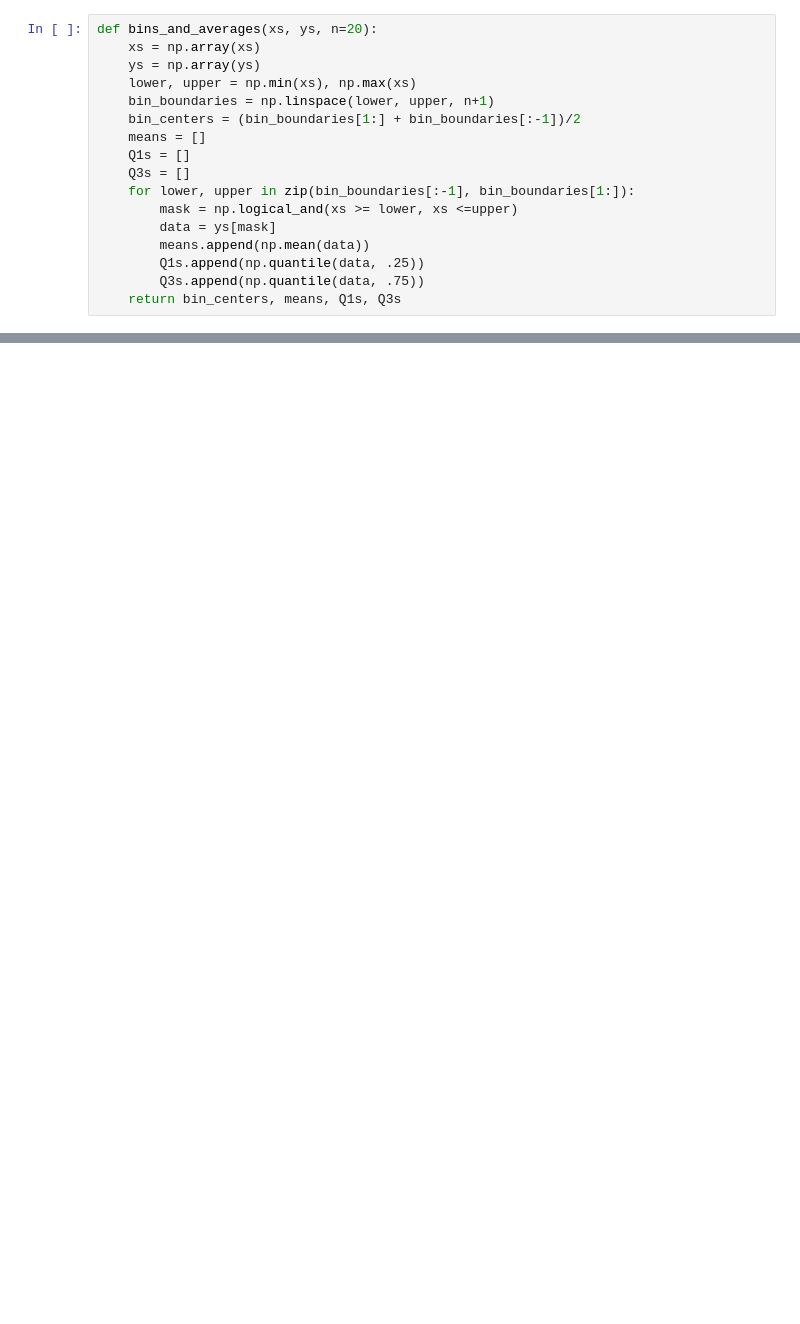
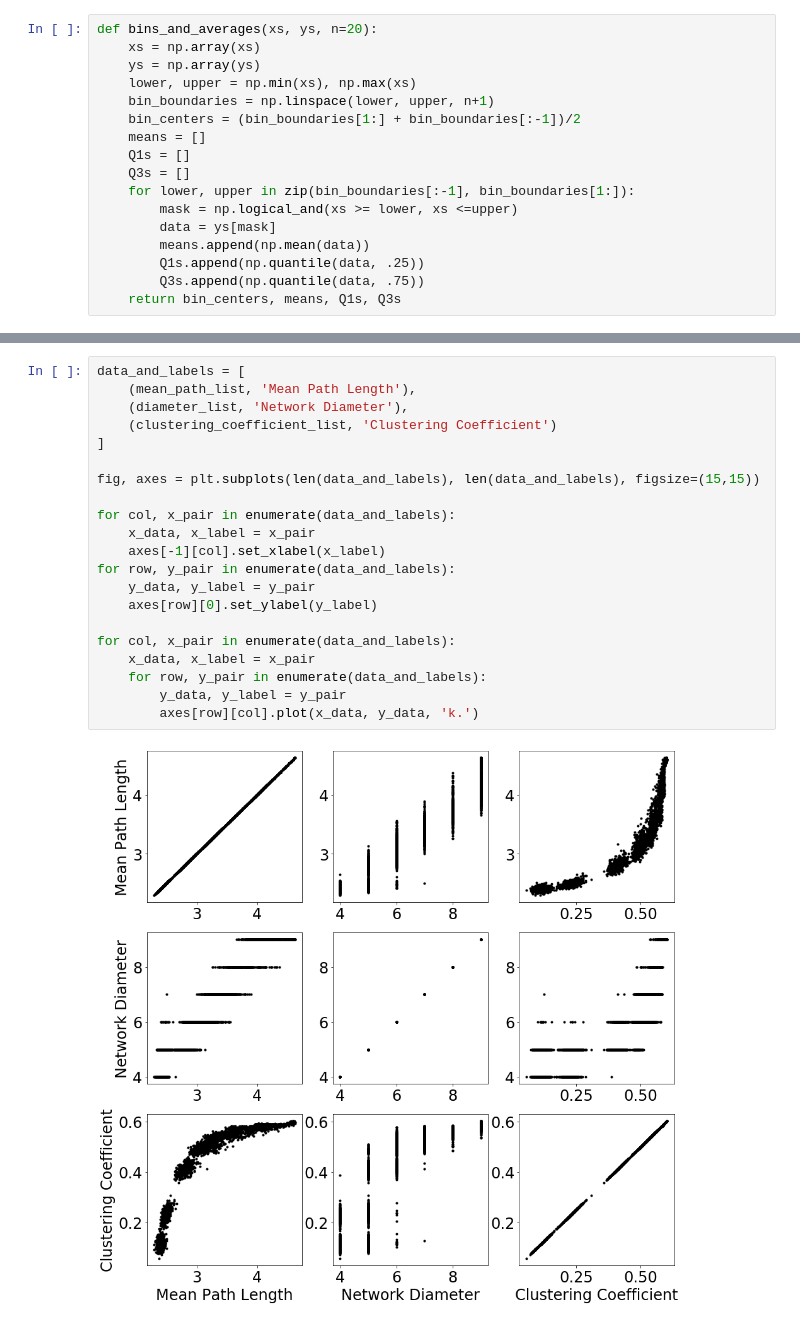
Before and after one commit to shawsa/CSCI_5352_Networks_Project, a Jupyter notebook: experiment02_ring_model.ipynb, the cells around one changed output, grey strips where cells are left out. Drawn from its saved outputs; the diff is of its cells as text; blank space fills up the shorter version.

```diff
--- a/experiment02_ring_model.ipynb
+++ b/experiment02_ring_model.ipynb
@@ -374,0 +445,23 @@ plt.show()
+# %%
+data_and_labels = [
+    (mean_path_list, 'Mean Path Length'),
+    (diameter_list, 'Network Diameter'),
+    (clustering_coefficient_list, 'Clustering Coefficient')
+]
+
+fig, axes = plt.subplots(len(data_and_labels), len(data_and_labels), figsize=(15,15))
+
+for col, x_pair in enumerate(data_and_labels):
+    x_data, x_label = x_pair
+    axes[-1][col].set_xlabel(x_label)
+for row, y_pair in enumerate(data_and_labels):
+    y_data, y_label = y_pair
+    axes[row][0].set_ylabel(y_label)
+
+for col, x_pair in enumerate(data_and_labels):
+    x_data, x_label = x_pair
+    for row, y_pair in enumerate(data_and_labels):
+        y_data, y_label = y_pair
+        axes[row][col].plot(x_data, y_data, 'k.')
+# %% [output]
+[figure, added]
```
Also changed, not shown: parts of 25 cells of this notebook, 4 other files.
